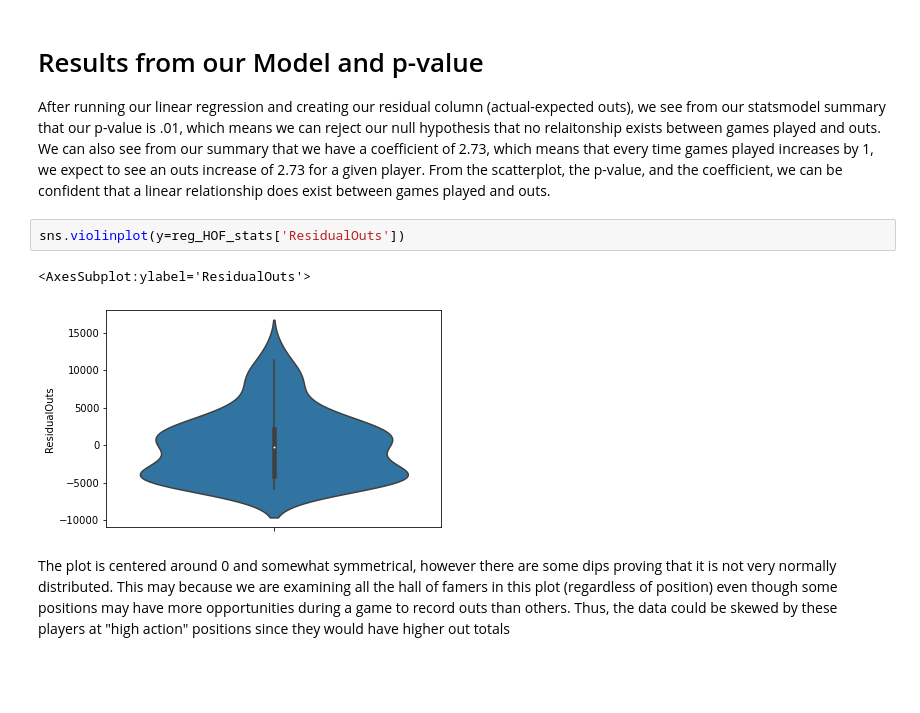
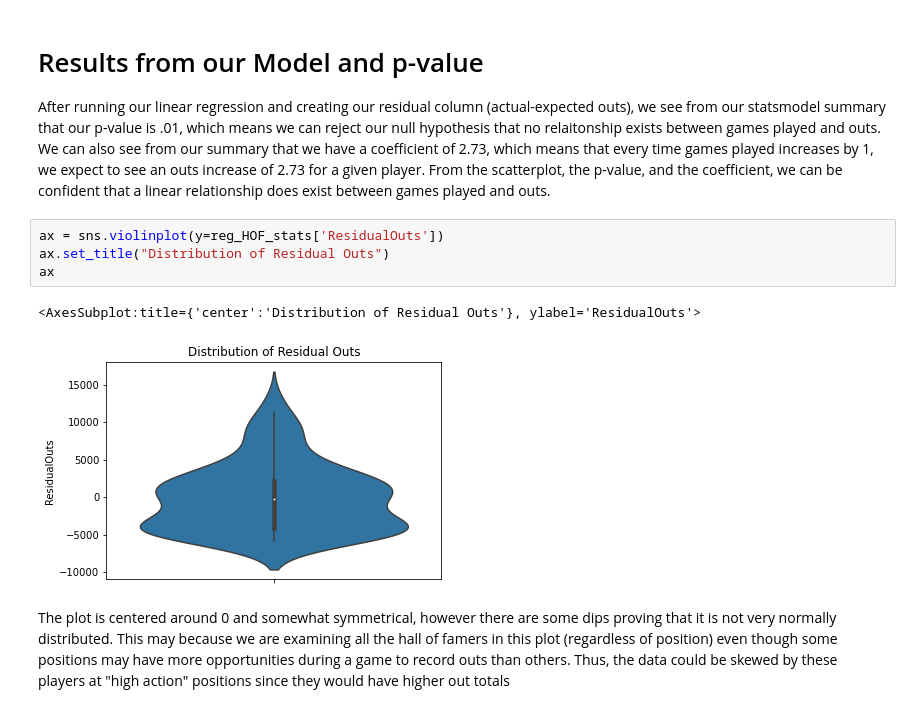
Before and after one commit to drob18/320FinalProject, a Jupyter notebook: Final.ipynb, the cells around one changed output. Drawn from its saved outputs; the diff is of its cells as text; blank space fills up the shorter version.

```diff
--- a/Final.ipynb
+++ b/Final.ipynb
@@ -503,11 +507,13 @@ strong multicollinearity or other numerical problems.
 # Results from our Model and p-value
 
 After running our linear regression and creating our residual column (actual-expected outs), we see from our statsmodel summary that our p-value is .01, which means we can reject our null hypothesis that no relaitonship exists between games played and outs. We can also see from our summary that we have a coefficient of 2.73, which means that every time games played increases by 1, we expect to see an outs increase of 2.73 for a given player. From the scatterplot, the p-value, and the coefficient, we can be confident that a linear relationship does exist between games played and outs.
-# %%
-sns.violinplot(y=reg_HOF_stats['ResidualOuts'])
-# %% [output]
-<AxesSubplot:ylabel='ResidualOuts'>
-[figure, removed]
+# %%
+ax = sns.violinplot(y=reg_HOF_stats['ResidualOuts'])
+ax.set_title("Distribution of Residual Outs")
+ax
+# %% [output]
+<AxesSubplot:title={'center':'Distribution of Residual Outs'}, ylabel='ResidualOuts'>
+[figure, added]
 # %% [markdown]
 The plot is centered around 0 and somewhat symmetrical, however there are some dips proving that it is not very normally distributed. This may because we are examining all the hall of famers in this plot (regardless of position) even though some positions may have more opportunities during a game to record outs than others. Thus, the data could be skewed by these players at "high action" positions since they would have higher out totals
 # %% [markdown]
```
Also changed, not shown: parts of 13 cells of this notebook.
